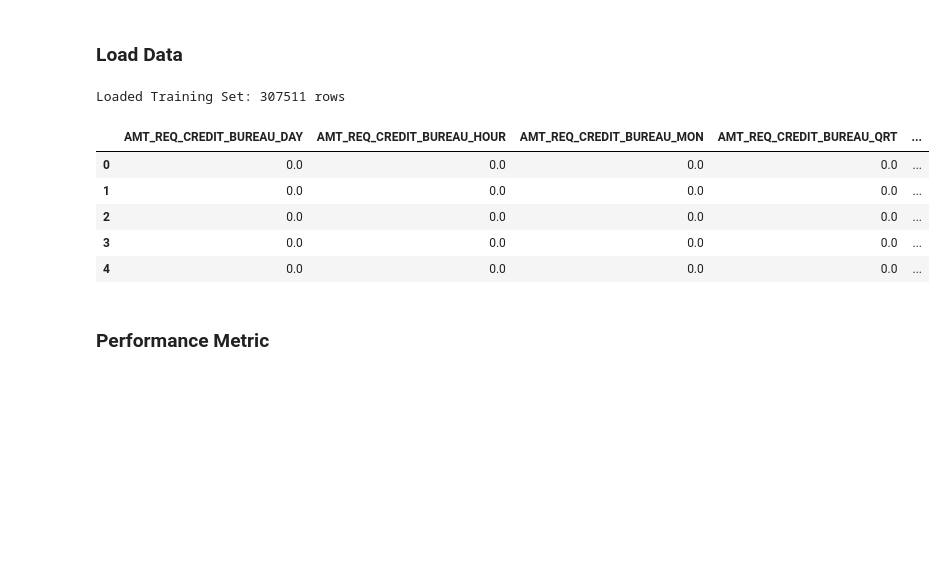
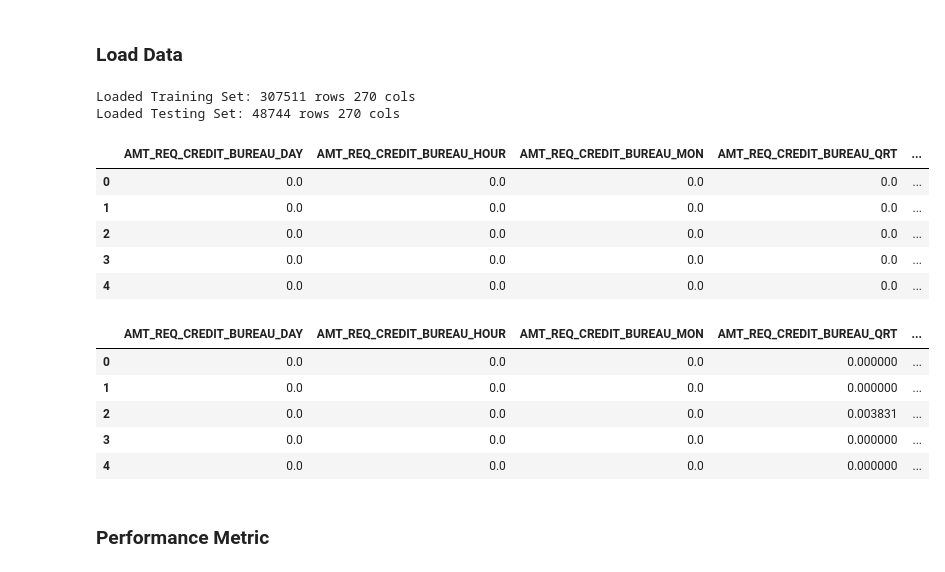
Before and after one commit to clarkje/machine-learning, a Jupyter notebook: projects/capstone/Step 3 - Modeling Application Data.ipynb, the cells around one changed output. Cells and saved outputs as stored; diff of their text form; code cells hidden in the pictures; blank space fills up the shorter version.

```diff
--- a/projects/capstone/Step 3 - Modeling Application Data.ipynb
+++ b/projects/capstone/Step 3 - Modeling Application Data.ipynb
@@ -24,19 +24,29 @@ pd.set_option('display.max_columns', None)
 ### Load Data
 # %%
 # Training Set
-application_train = pd.read_csv('data/tmp/application_train_preprocessed.csv', index_col=0)
-print("Loaded Training Set: {0} rows".format(application_train.shape[0]))
+application_train = pd.read_csv('data/tmp/application_train_preprocessed_outliers_removed.csv', index_col=0)
+application_test = pd.read_csv('data/tmp/application_test_preprocessed_outliers_removed.csv', index_col=0)
+print("Loaded Training Set: {0} rows {1} cols".format(application_train.shape[0], application_train.shape[1]))
+print("Loaded Testing Set: {0} rows {1} cols".format(application_test.shape[0], application_train.shape[1]))
 # %% [output]
-Loaded Training Set: 307511 rows
+Loaded Training Set: 307511 rows 270 cols
+Loaded Testing Set: 48744 rows 270 cols
 # %%
 display(application_train.head())
+display(application_test.head())
 # %% [output]
 |  | AMT_REQ_CREDIT_BUREAU_DAY | AMT_REQ_CREDIT_BUREAU_HOUR | AMT_REQ_CREDIT_BUREAU_MON | AMT_REQ_CREDIT_BUREAU_QRT | ... |
 | 0 | 0.0 | 0.0 | 0.0 | 0.0 | ... |
 | 1 | 0.0 | 0.0 | 0.0 | 0.0 | ... |
 | 2 | 0.0 | 0.0 | 0.0 | 0.0 | ... |
 | 3 | 0.0 | 0.0 | 0.0 | 0.0 | ... |
 | 4 | 0.0 | 0.0 | 0.0 | 0.0 | ... |
+|  | AMT_REQ_CREDIT_BUREAU_DAY | AMT_REQ_CREDIT_BUREAU_HOUR | AMT_REQ_CREDIT_BUREAU_MON | AMT_REQ_CREDIT_BUREAU_QRT | ... |
+| 0 | 0.0 | 0.0 | 0.0 | 0.000000 | ... |
+| 1 | 0.0 | 0.0 | 0.0 | 0.000000 | ... |
+| 2 | 0.0 | 0.0 | 0.0 | 0.003831 | ... |
+| 3 | 0.0 | 0.0 | 0.0 | 0.000000 | ... |
+| 4 | 0.0 | 0.0 | 0.0 | 0.000000 | ... |
 # %% [markdown]
 ### Performance Metric
 # %%
```
Also changed, not shown: parts of 20 cells of this notebook, 1 other file.
